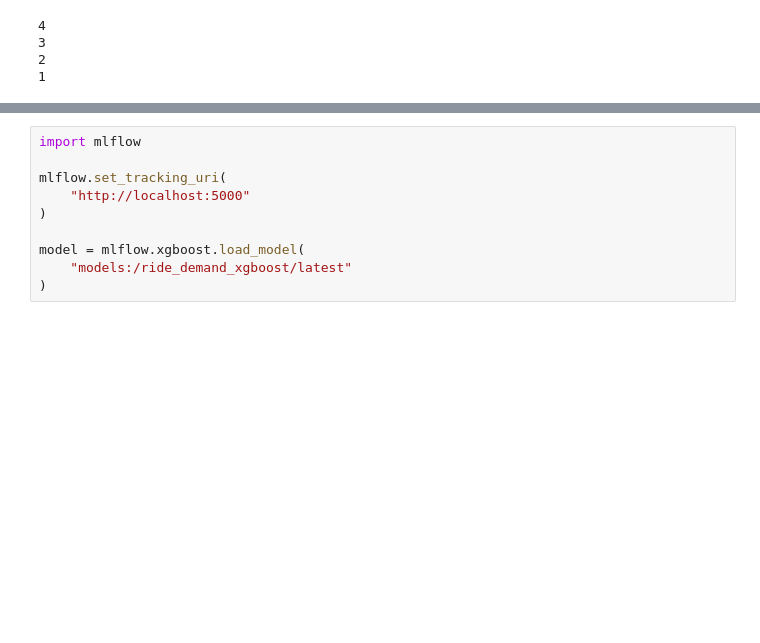
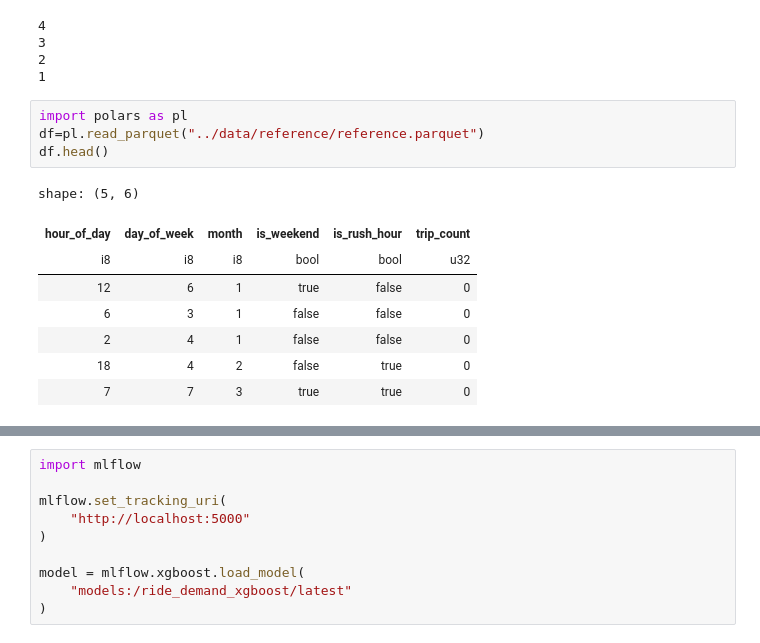
Before and after one commit to anjaneyajavvadi/Ride-Demand-Prediction-System, a Jupyter notebook: notebooks/v1.ipynb, the cells around one changed output, grey strips where cells are left out. Drawn from its saved outputs; the diff is of its cells as text; blank space fills up the shorter version.

```diff
--- a/notebooks/v1.ipynb
+++ b/notebooks/v1.ipynb
@@ -548,3 +548,16 @@ for mv in client.search_model_versions(
 3
 2
 1
+# %%
+import polars as pl
+df=pl.read_parquet("../data/reference/reference.parquet")
+df.head()
+# %% [output]
+shape: (5, 6)
+| hour_of_day | day_of_week | month | is_weekend | is_rush_hour | trip_count |
+| i8 | i8 | i8 | bool | bool | u32 |
+| 12 | 6 | 1 | true | false | 0 |
+| 6 | 3 | 1 | false | false | 0 |
+| 2 | 4 | 1 | false | false | 0 |
+| 18 | 4 | 2 | false | true | 0 |
+| 7 | 7 | 3 | true | true | 0 |
```
Also changed, not shown: parts of 1 cell of this notebook, 5 other files.
